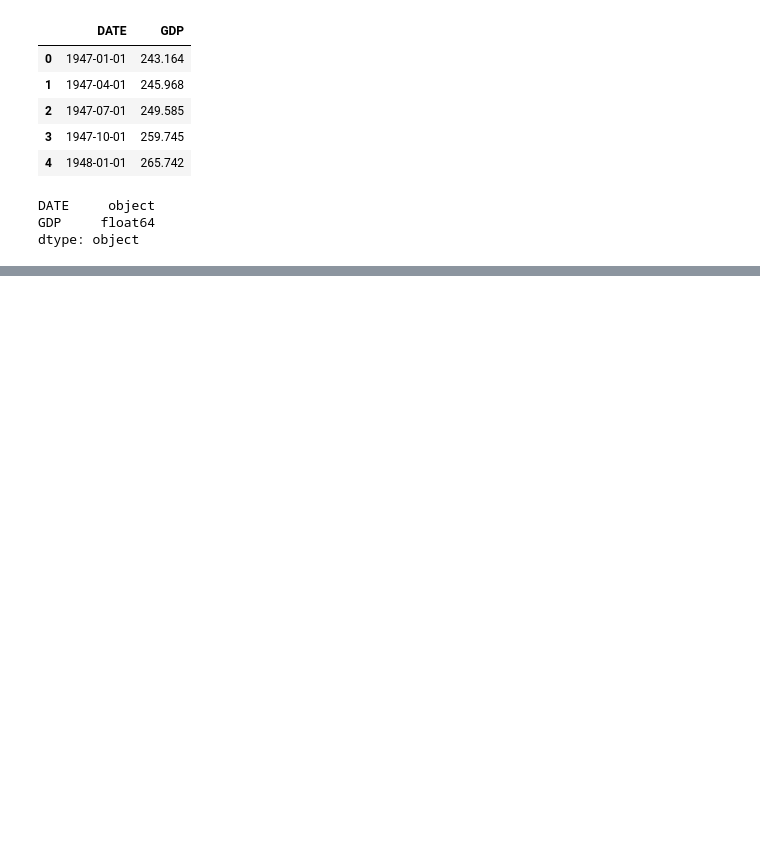
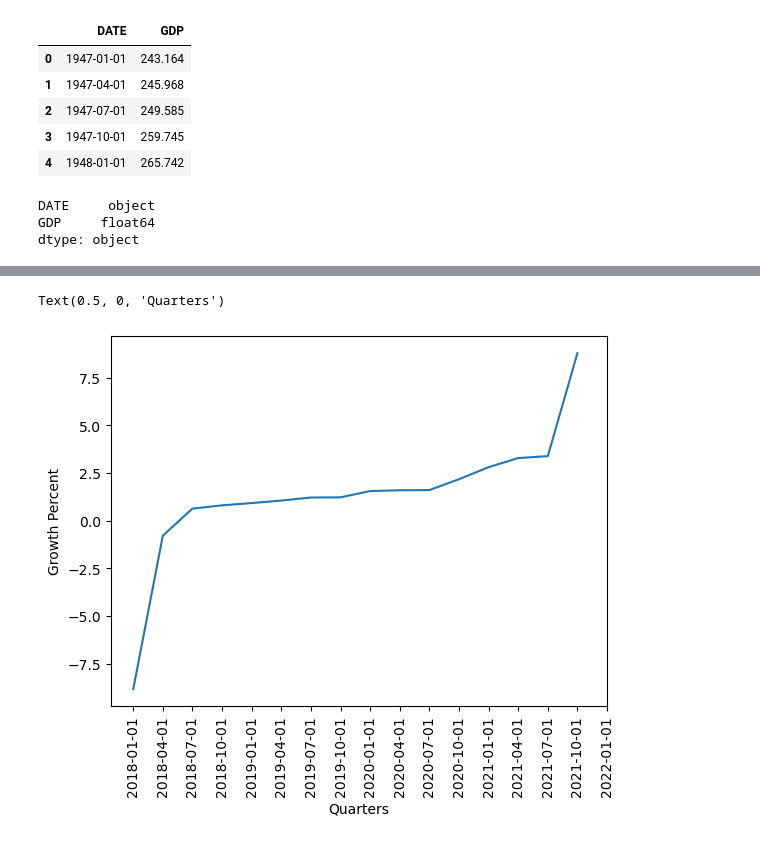
Before and after one commit to mike2463/Group-Project, a Jupyter notebook: GDP_Data.ipynb, the cells around one changed output, grey strips where cells are left out. Cells and saved outputs as stored; diff of their text form; code cells hidden in the pictures; blank space fills up the shorter version.

```diff
--- a/GDP_Data.ipynb
+++ b/GDP_Data.ipynb
@@ -50,0 +48,3 @@ TypeError: unsupported operand type(s) for /: 'str' and 'str'
+# %%
+recent_gdp['Growth'] = np.round(recent_gdp['GDP'].pct_change()*100,2)
+recent_gdp.dropna()
@@ -50,0 +74,11 @@ TypeError: unsupported operand type(s) for /: 'str' and 'str'
+# %%
+x_axis = recent_gdp['DATE']
+
+y_axis = recent_gdp['Growth'].sort_values(ascending=True)
+plt.plot(x_axis,y_axis)
+plt.xticks(x_axis, rotation = 90)
+plt.ylabel('Growth Percent', loc='center')
+plt.xlabel('Quarters')
+# %% [output]
+Text(0.5, 0, 'Quarters')
+[figure, added]
```
Also changed, not shown: parts of 6 cells of this notebook.
